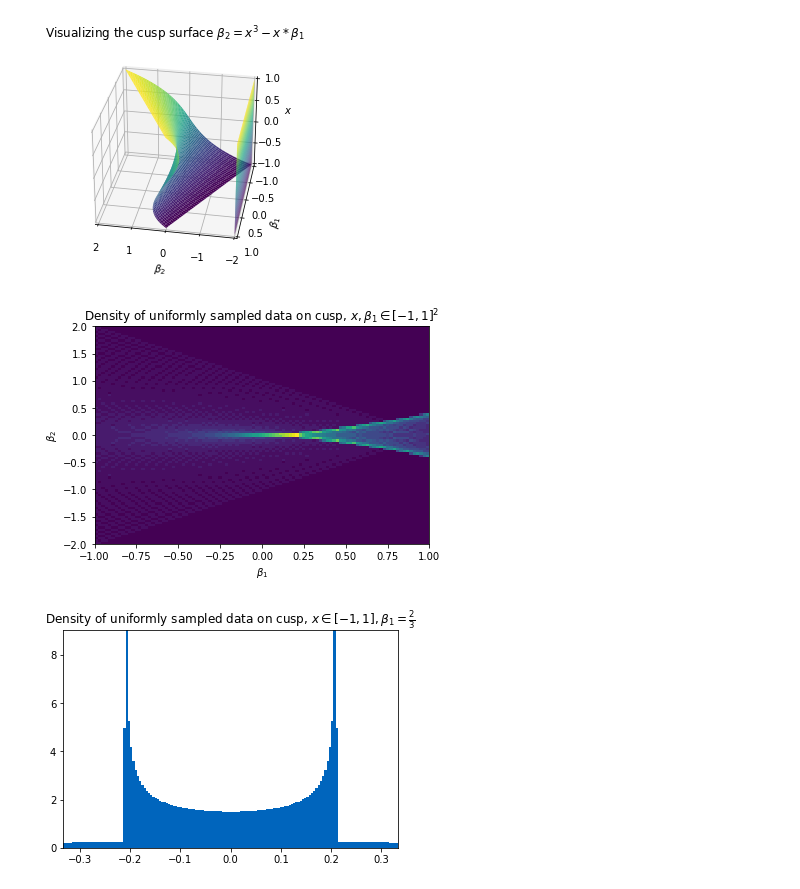
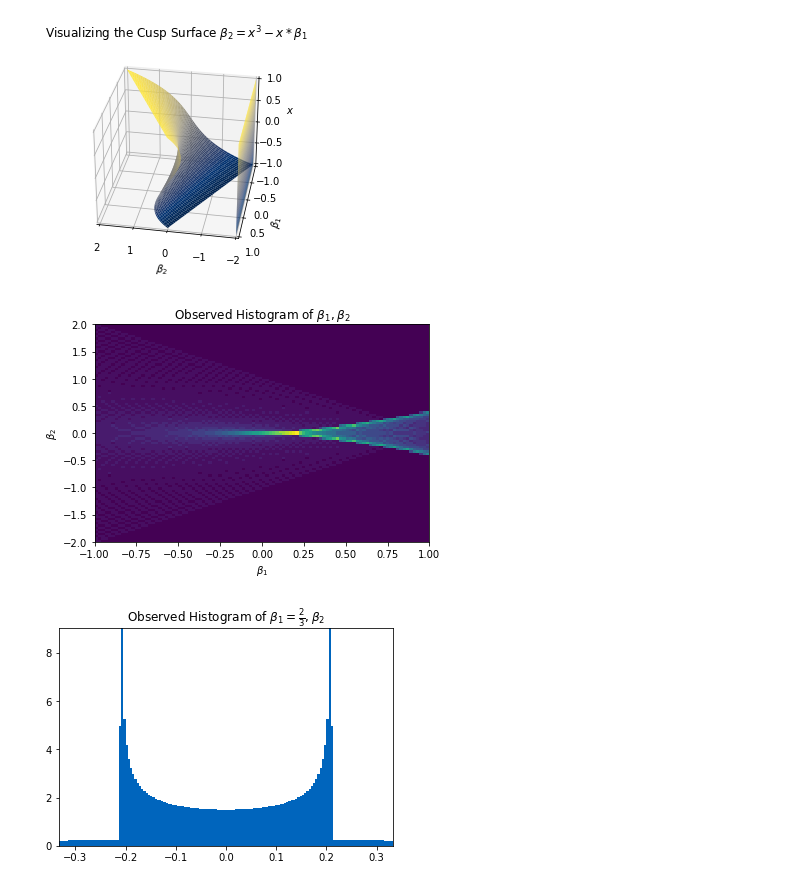
Before and after one commit to plainerman/density-transport, a Jupyter notebook: full_two_dimensional.ipynb, the cells around one changed output. Saved outputs shown, nothing was run; the diff lists cells and outputs as text; code cells hidden in the pictures.

```diff
--- a/full_two_dimensional.ipynb
+++ b/full_two_dimensional.ipynb
@@ -12,35 +12,38 @@ from defaults.plot import *
 # %%
 x_linespace = numpy.linspace(-1, 1, observe.samplesizex)
 beta_1_linespace = numpy.linspace(-1, 1, observe.samplesizey)
 X, beta_1 = numpy.meshgrid(x_linespace, beta_1_linespace)
 beta_2 = observe.cusp_vectorized(X, beta_1)
 
 fig = plt.figure()
 ax = plt.axes(projection ='3d')
-ax.set_title(r'Visualizing the cusp surface $\beta_2 = x^3 - x*\beta_1$')
-ax.plot_surface(beta_2, beta_1, X, cmap='viridis', edgecolor='none', rasterized=True)
-ax.plot_surface(-2, beta_1, X, cmap='viridis', edgecolor='none', rasterized=True)
+ax.set_title(r'Visualizing the Cusp Surface $\beta_2 = x^3 - x*\beta_1$')
+ax.plot_surface(beta_2, beta_1, X, cmap='cividis', edgecolor='none', rasterized=True)
+ax.plot_surface(-2, beta_1, X, cmap='cividis', edgecolor='none', rasterized=True)
 ax.set_xlabel(r'$\beta_2$')
 ax.set_ylabel(r'$\beta_1$')
 ax.set_zlabel('$x$')
 ax.azim = 100
 ax.elev = 30
+plt.savefig("figures/2d/cusp.pdf", dpi=dpi)
 plt.show()
 
-plt.title(r"Density of uniformly sampled data on cusp, $x, \beta_1 \in [-1, 1]^2$")
-plt.hist2d(beta_1.reshape(-1), beta_2.reshape(-1), bins=100, density=True)
+plt.title(r"Observed Histogram of $\beta_1, \beta_2$")
+plt.hist2d(beta_1.reshape(-1), beta_2.reshape(-1), bins=100, density=True, rasterized=True)
 plt.xlabel(r"$\beta_1$")
 plt.ylabel(r"$\beta_2$")
+plt.savefig("figures/2d/density-beta1-beta2.pdf", dpi=dpi)
 plt.show()
 
-plt.title(r"Density of uniformly sampled data on cusp, $x \in [-1, 1], \beta_1 = \frac{2}{3} $")
-plt.hist(observe.cusp_vectorized(numpy.linspace(-1, 1, 100000), numpy.repeat(2/3, 100000)), density=True, bins=150)
+plt.title(r"Observed Histogram of $\beta_1 = \frac{2}{3}, \beta_2$")
+plt.hist(observe.cusp_vectorized(numpy.linspace(-1, 1, 100000), numpy.repeat(2/3, 100000)), density=True, bins=150, rasterized=True)
+plt.savefig("figures/2d/density-beta1fixed-beta2.pdf", dpi=dpi)
 plt.show()
 
 # TODO: three dimensional density of 2d data?
 # %% [output]
-[figure, old version]
+[figure, new version]
-[figure, old version]
+[figure, new version]
-[figure, old version]
+[figure, new version]
 # %%
 ys = observe.sample_beta_dir()
```
Also changed, not shown: parts of 22 cells of this notebook, 3 other files.
